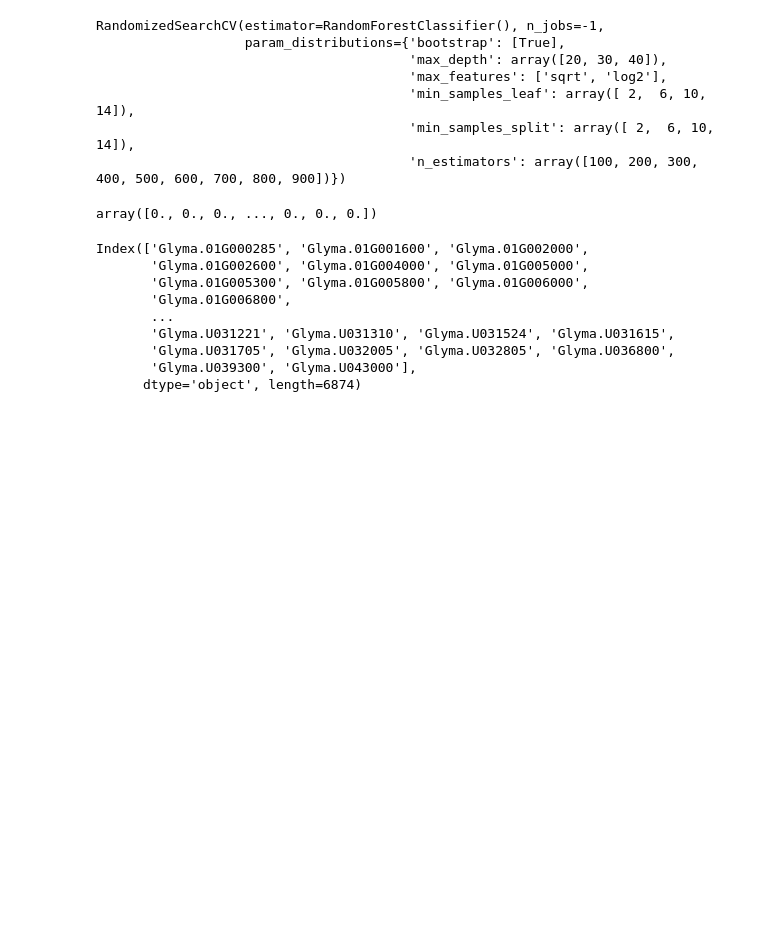
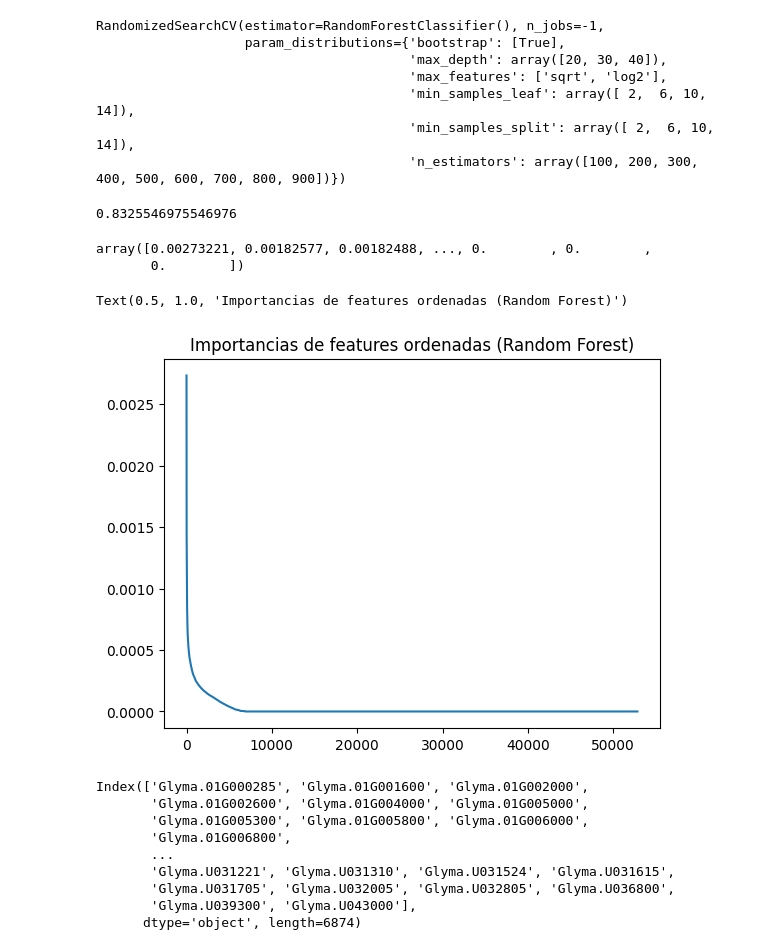
Before and after one commit to freire-guido/soy-biomarkers, a Jupyter notebook: modelado/venancio.ipynb, the cells around one changed output. Saved outputs shown, nothing was run; the diff lists cells and outputs as text; code cells hidden in the pictures; blank space fills up the shorter version.

```diff
--- a/modelado/venancio.ipynb
+++ b/modelado/venancio.ipynb
@@ -106,8 +115,14 @@ RandomizedSearchCV(estimator=RandomForestClassifier(), n_jobs=-1,
                                         'min_samples_leaf': array([ 2,  6, 10, 14]),
                                         'min_samples_split': array([ 2,  6, 10, 14]),
                                         'n_estimators': array([100, 200, 300, 400, 500, 600, 700, 800, 900])})
+# %%
+search.cv_results_['mean_test_score'].mean()
+# %% [output]
+0.8325546975546976
 # %%
 estimator = search.best_estimator_
-estimator.feature_importances_
+importances = np.flip(np.sort(estimator.feature_importances_))
+importances
 # %% [output]
-array([0., 0., 0., ..., 0., 0., 0.])
+array([0.00273221, 0.00182577, 0.00182488, ..., 0.        , 0.        ,
+       0.        ])
@@ -116,3 +129,9 @@ estimator.feature_importances_
+# %%
+plt.plot(importances)
+plt.title('Importancias de features ordenadas (Random Forest)')
+# %% [output]
+Text(0.5, 1.0, 'Importancias de features ordenadas (Random Forest)')
+[figure, added]
 # %%
 X.columns[estimator.feature_importances_ > 0]
 # %% [output]
```
Also changed, not shown: parts of 4 cells of this notebook.
